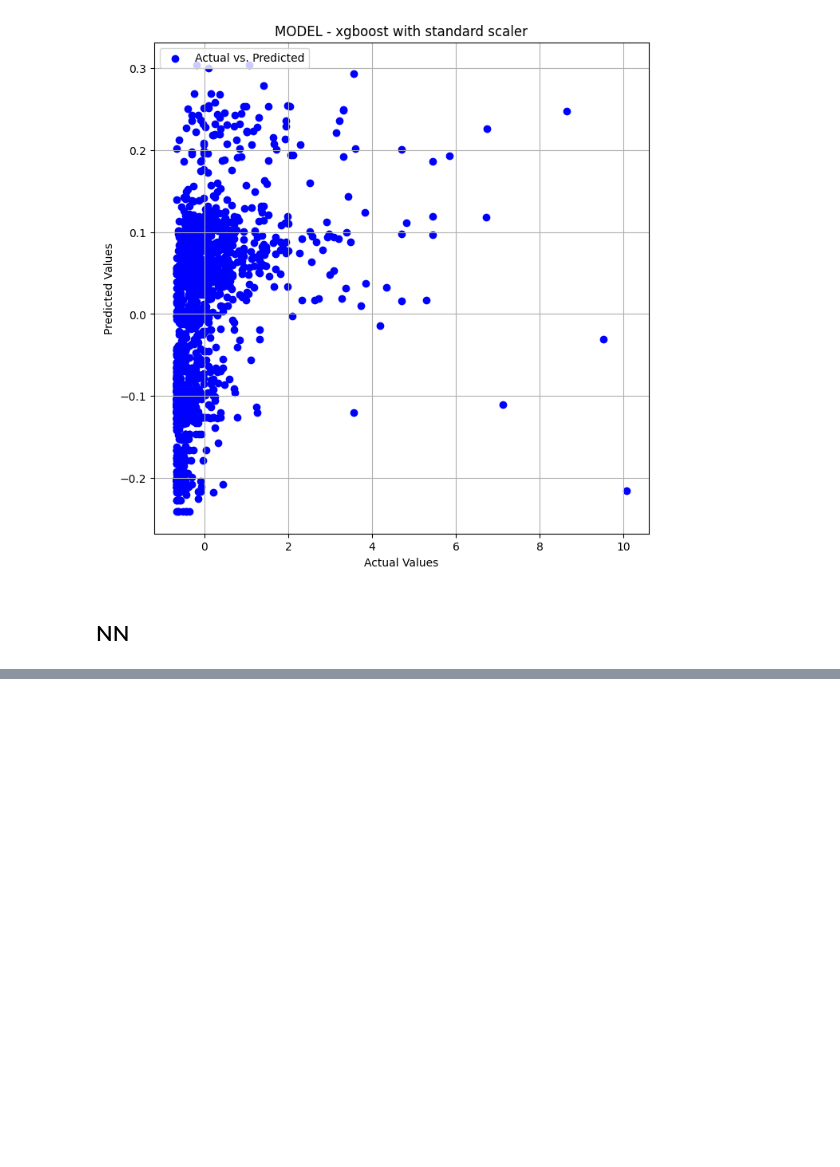
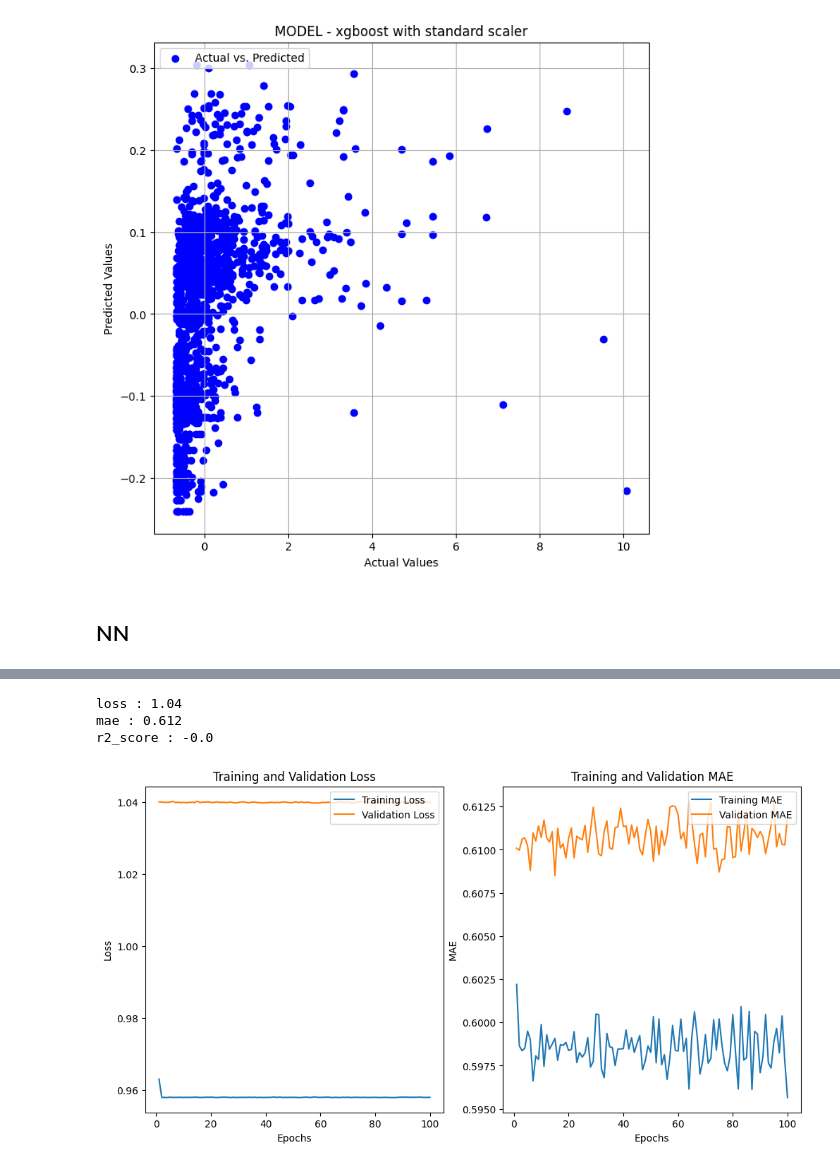
Before and after one commit to suzejka/shelter, a Jupyter notebook: magisterka.ipynb, the cells around one changed output, grey strips where cells are left out. Cells and saved outputs as stored; diff of their text form; code cells hidden in the pictures; blank space fills up the shorter version.

```diff
--- a/magisterka.ipynb
+++ b/magisterka.ipynb
@@ -1215,3 +1325,13 @@ r2_score : -0.109
+# %%
+_, history = create_neural_network(scaled_standard_X_train, scaled_standard_y_train, scaled_standard_X_val, scaled_standard_y_val, set_params_for_neural_network())
+# %% [output]
+loss : 1.04
+mae : 0.612
+r2_score : -0.0
+# %%
+history_graph(history, history.params['epochs'])
+# %% [output]
+[figure, added]
 # %%
 import optuna
 
```
Also changed, not shown: parts of 22 cells of this notebook.
